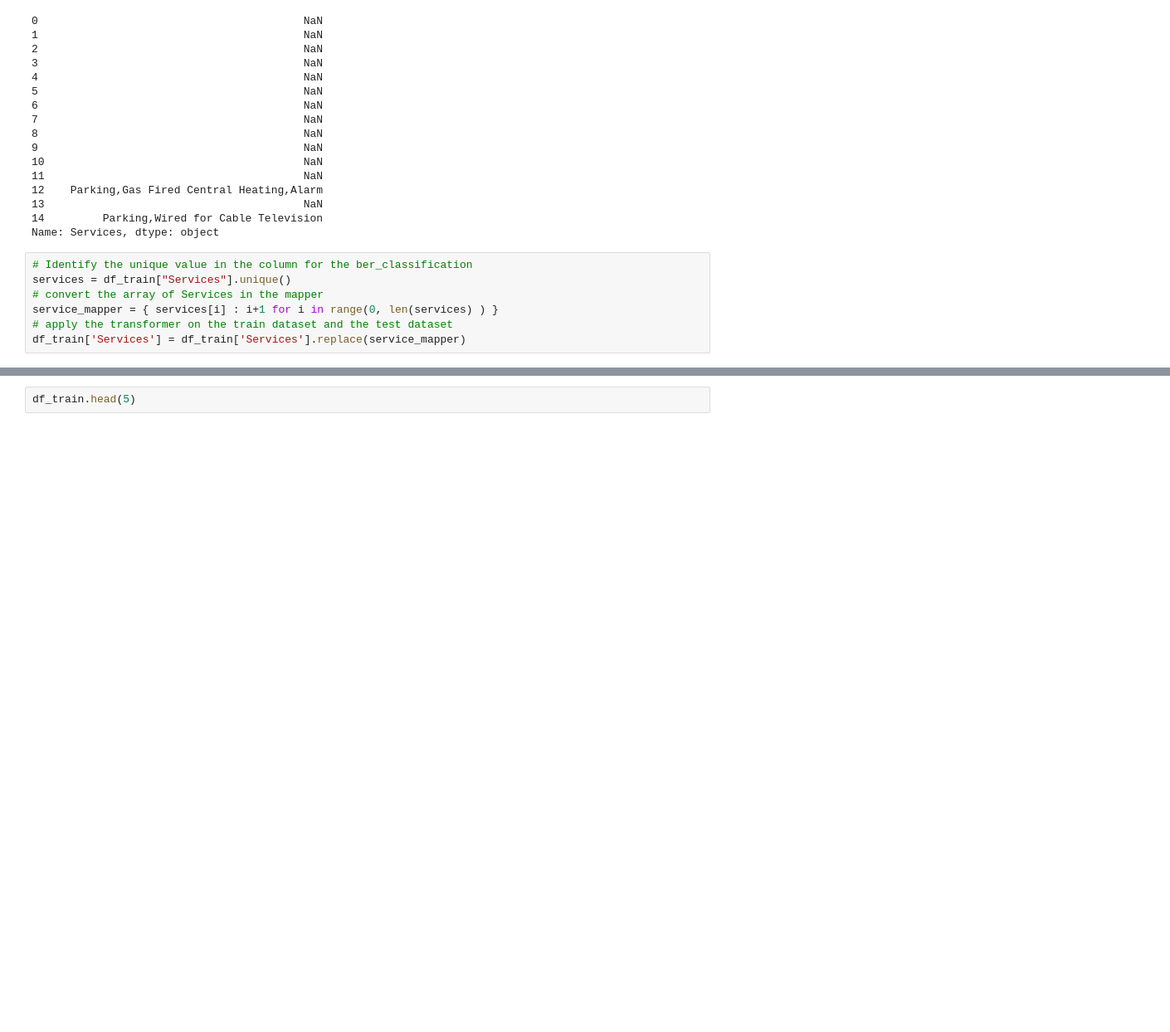
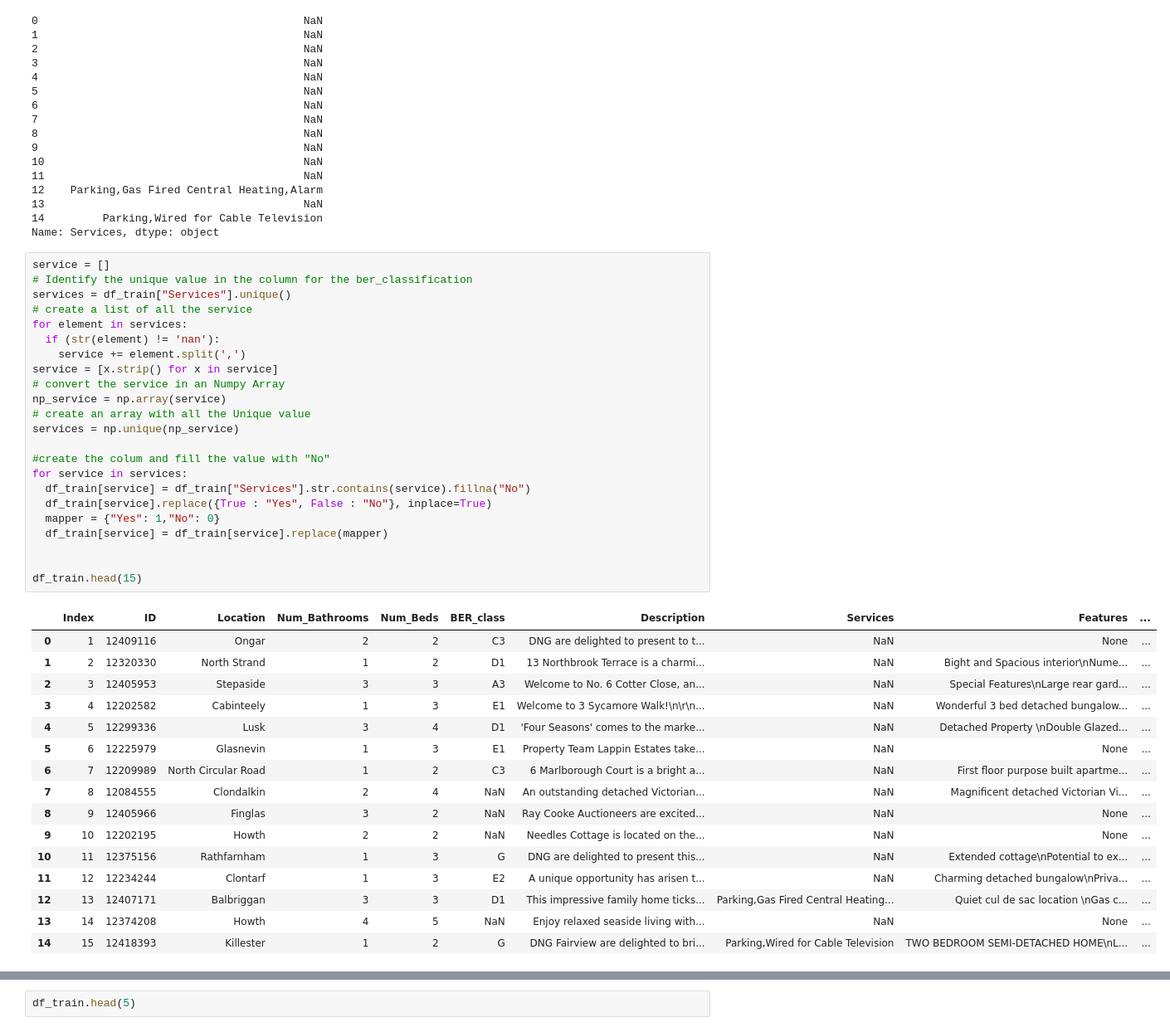
Before and after one commit to PierluigiRiti2/ET5003_SEM1_2021-2, a Jupyter notebook: ET5003_KaggleCompetition.ipynb, the cells around one changed output, grey strips where cells are left out. Shown at 83% size. Saved outputs shown, nothing was run; the diff lists cells and outputs as text; blank space fills up the shorter version.

```diff
--- a/ET5003_KaggleCompetition.ipynb
+++ b/ET5003_KaggleCompetition.ipynb
@@ -208,13 +209,46 @@ df_train["Services"].head(15)
 13                                        NaN
 14         Parking,Wired for Cable Television
 Name: Services, dtype: object
-# %%
-# Identify the unique value in the column for the ber_classification
-services = df_train["Services"].unique()
-# convert the array of Services in the mapper
-service_mapper = { services[i] : i+1 for i in range(0, len(services) ) }
-# apply the transformer on the train dataset and the test dataset
-df_train['Services'] = df_train['Services'].replace(service_mapper)
+# %%
+service = []
+# Identify the unique value in the column for the ber_classification
+services = df_train["Services"].unique()
+# create a list of all the service
+for element in services:
+  if (str(element) != 'nan'):
+    service += element.split(',')
+service = [x.strip() for x in service]
+# convert the service in an Numpy Array
+np_service = np.array(service)
+# create an array with all the Unique value
+services = np.unique(np_service)
+
+#create the colum and fill the value with "No"
+for service in services:
+  df_train[service] = df_train["Services"].str.contains(service).fillna("No")
+  df_train[service].replace({True : "Yes", False : "No"}, inplace=True)
+  mapper = {"Yes": 1,"No": 0}
+  df_train[service] = df_train[service].replace(mapper)
+
+
+df_train.head(15)
+# %% [output]
+|  | Index | ID | Location | Num_Bathrooms | Num_Beds | BER_class | Description | Services | Features | ... |
+| 0 | 1 | 12409116 | Ongar | 2 | 2 | C3 | DNG are delighted to present to t... | NaN | None | ... |
+| 1 | 2 | 12320330 | North Strand | 1 | 2 | D1 | 13 Northbrook Terrace is a charmi... | NaN | Bight and Spacious interior\nNume... | ... |
+| 2 | 3 | 12405953 | Stepaside | 3 | 3 | A3 | Welcome to No. 6 Cotter Close, an... | NaN | Special Features\nLarge rear gard... | ... |
+| 3 | 4 | 12202582 | Cabinteely | 1 | 3 | E1 | Welcome to 3 Sycamore Walk!\n\r\n... | NaN | Wonderful 3 bed detached bungalow... | ... |
+| 4 | 5 | 12299336 | Lusk | 3 | 4 | D1 | 'Four Seasons' comes to the marke... | NaN | Detached Property \nDouble Glazed... | ... |
+| 5 | 6 | 12225979 | Glasnevin | 1 | 3 | E1 | Property Team Lappin Estates take... | NaN | None | ... |
+| 6 | 7 | 12209989 | North Circular Road | 1 | 2 | C3 | 6 Marlborough Court is a bright a... | NaN | First floor purpose built apartme... | ... |
+| 7 | 8 | 12084555 | Clondalkin | 2 | 4 | NaN | An outstanding detached Victorian... | NaN | Magnificent detached Victorian Vi... | ... |
+| 8 | 9 | 12405966 | Finglas | 3 | 2 | NaN | Ray Cooke Auctioneers are excited... | NaN | None | ... |
+| 9 | 10 | 12202195 | Howth | 2 | 2 | NaN | Needles Cottage is located on the... | NaN | None | ... |
+| 10 | 11 | 12375156 | Rathfarnham | 1 | 3 | G | DNG are delighted to present this... | NaN | Extended cottage\nPotential to ex... | ... |
+| 11 | 12 | 12234244 | Clontarf | 1 | 3 | E2 | A unique opportunity has arisen t... | NaN | Charming detached bungalow\nPriva... | ... |
+| 12 | 13 | 12407171 | Balbriggan | 3 | 3 | D1 | This impressive family home ticks... | Parking,Gas Fired Central Heating... | Quiet cul de sac location \nGas c... | ... |
+| 13 | 14 | 12374208 | Howth | 4 | 5 | NaN | Enjoy relaxed seaside living with... | NaN | None | ... |
+| 14 | 15 | 12418393 | Killester | 1 | 2 | G | DNG Fairview are delighted to bri... | Parking,Wired for Cable Television | TWO BEDROOM SEMI-DETACHED HOME\nL... | ... |
 # %%
 # Identify the unique value in the column for the ber_classification
 ber_class = df_train["BER_class"].unique()
```
Also changed, not shown: parts of 3 cells of this notebook.
